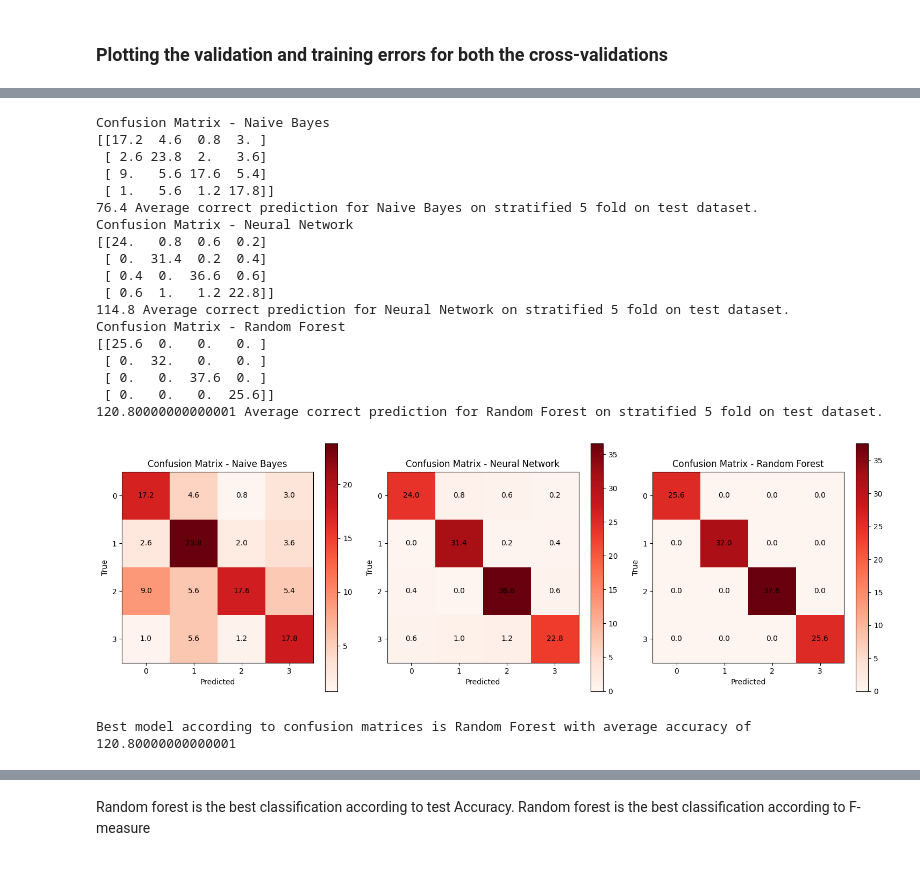
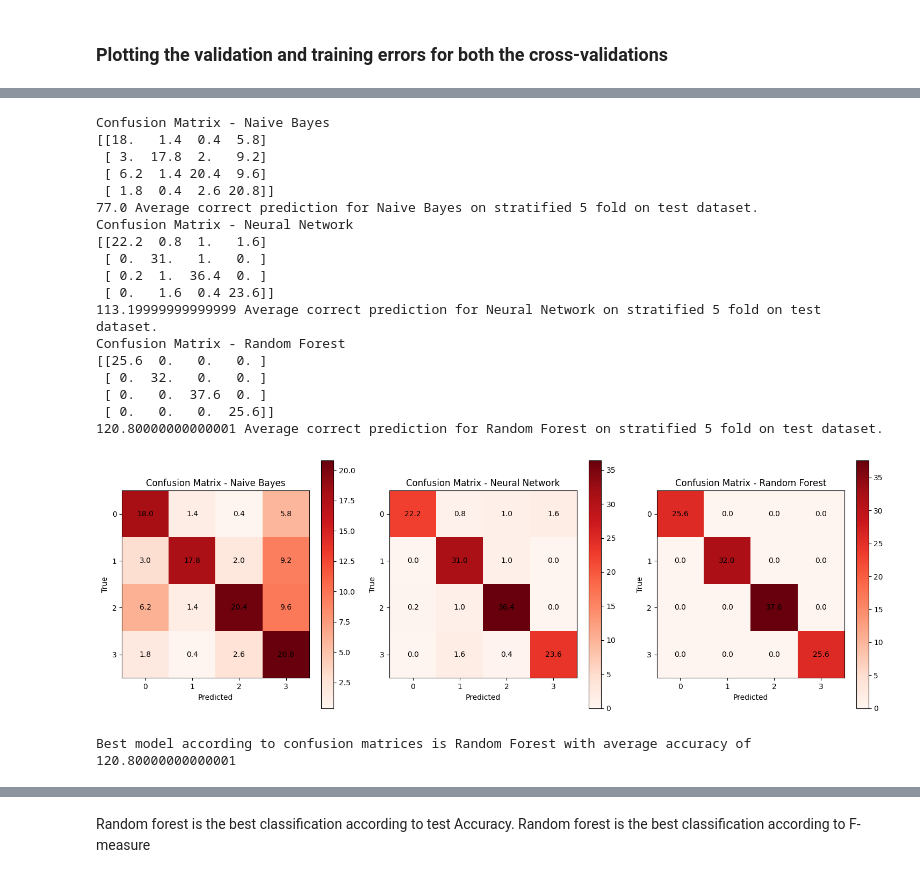
Before and after one commit to yagnaVNK/Data-Mining-1, a Jupyter notebook: Assignment2/Assignment_2.ipynb, the cells around one changed output, grey strips where cells are left out. Saved outputs shown, nothing was run; the diff lists cells and outputs as text; code cells hidden in the pictures.

```diff
--- a/Assignment2/Assignment_2.ipynb
+++ b/Assignment2/Assignment_2.ipynb
@@ -243,8 +249,8 @@ confusion_matrices = []
 for model, model_name in zip(models, model_names):
     fold_matrices = []
     for test_index, tv_index in skf.split(X_test, Y_test):
-        X_test_fold, X_tv_fold = X_test[test_index], X_train[tv_index]
-        Y_test_fold, y_tv_fold = Y_test[test_index], Y_train[tv_index]
+        X_test_fold, X_tv_fold = X_test[test_index], X_test[tv_index]
+        Y_test_fold, y_tv_fold = Y_test[test_index], Y_test[tv_index]
 
         model.fit(X_test_fold, Y_test_fold)
 
@@ -273,44 +279,44 @@ for i, model_name in enumerate(model_names):
     for i in range(len(class_labels)):
         for j in range(len(class_labels)):
             plt.text(j, i, f'{average_matrix[i, j]}', ha='center', va='center', color='black')
 
     print(f'Confusion Matrix - {model_name}')
     print(average_matrix)
     sum = 0
     for i in range(len(average_matrix)):
         for j in range(len(average_matrix[0])):
             if i==j:
                 sum+=average_matrix[i,j]
     print(f'{sum} Average correct prediction for {model_name} on stratified 5 fold on test dataset.')
     if(sum>best_accuracy):
         best_accuracy = sum
         best_model = model_name
 
 
 plt.tight_layout()
 plt.show()
 
 print(f"Best model according to confusion matrices is {best_model} with average accuracy of {best_accuracy}")
 # %% [output]
 Confusion Matrix - Naive Bayes
-[[17.2  4.6  0.8  3. ]
- [ 2.6 23.8  2.   3.6]
- [ 9.   5.6 17.6  5.4]
- [ 1.   5.6  1.2 17.8]]
-76.4 Average correct prediction for Naive Bayes on stratified 5 fold on test dataset.
+[[18.   1.4  0.4  5.8]
+ [ 3.  17.8  2.   9.2]
+ [ 6.2  1.4 20.4  9.6]
+ [ 1.8  0.4  2.6 20.8]]
+77.0 Average correct prediction for Naive Bayes on stratified 5 fold on test dataset.
 Confusion Matrix - Neural Network
-[[24.   0.8  0.6  0.2]
- [ 0.  31.4  0.2  0.4]
- [ 0.4  0.  36.6  0.6]
- [ 0.6  1.   1.2 22.8]]
-114.8 Average correct prediction for Neural Network on stratified 5 fold on test dataset.
+[[22.2  0.8  1.   1.6]
+ [ 0.  31.   1.   0. ]
+ [ 0.2  1.  36.4  0. ]
+ [ 0.   1.6  0.4 23.6]]
+113.19999999999999 Average correct prediction for Neural Network on stratified 5 fold on test dataset.
 Confusion Matrix - Random Forest
 [[25.6  0.   0.   0. ]
  [ 0.  32.   0.   0. ]
  [ 0.   0.  37.6  0. ]
  [ 0.   0.   0.  25.6]]
 120.80000000000001 Average correct prediction for Random Forest on stratified 5 fold on test dataset.
-[figure, old version]
+[figure, new version]
 Best model according to confusion matrices is Random Forest with average accuracy of 120.80000000000001
 # %%
 from sklearn.metrics import accuracy_score, f1_score
```
Also changed, not shown: parts of 6 cells of this notebook.
